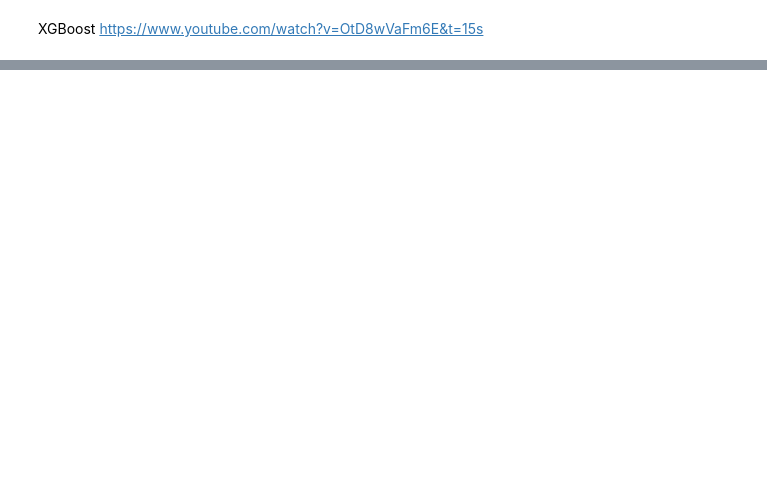
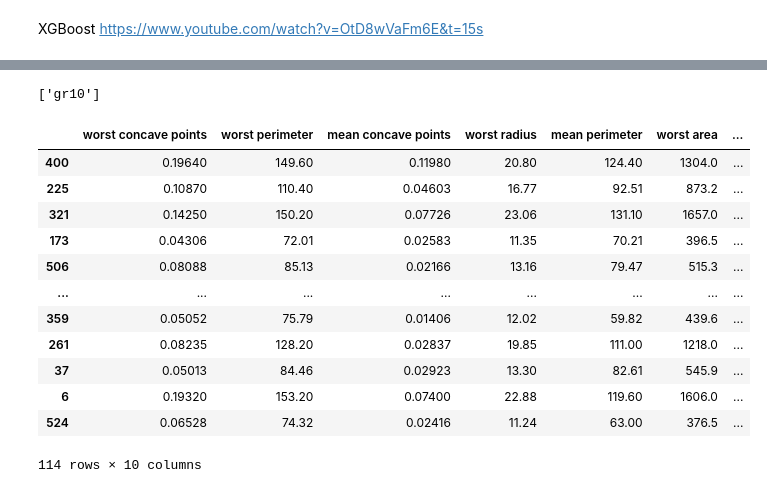
Before and after one commit to ridhoaryo/materi_flask, a Jupyter notebook: Materi_Boosting_And_PCA.ipynb, the cells around one changed output, grey strips where cells are left out. Saved outputs shown, nothing was run; the diff lists cells and outputs as text; code cells hidden in the pictures; blank space fills up the shorter version.

```diff
--- a/Materi_Boosting_And_PCA.ipynb
+++ b/Materi_Boosting_And_PCA.ipynb
@@ -847,0 +1003,23 @@ https://www.youtube.com/watch?v=OtD8wVaFm6E&t=15s
+# %%
+import joblib
+joblib.dump(scaler, "scalerbreast10")
+joblib.dump(pca10, "pcabreast10")
+joblib.dump(gr10, "gr10")
+# %% [output]
+['gr10']
+# %%
+X_test
+# %% [output]
+|  | worst concave points | worst perimeter | mean concave points | worst radius | mean perimeter | worst area | ... |
+| 400 | 0.19640 | 149.60 | 0.11980 | 20.80 | 124.40 | 1304.0 | ... |
+| 225 | 0.10870 | 110.40 | 0.04603 | 16.77 | 92.51 | 873.2 | ... |
+| 321 | 0.14250 | 150.20 | 0.07726 | 23.06 | 131.10 | 1657.0 | ... |
+| 173 | 0.04306 | 72.01 | 0.02583 | 11.35 | 70.21 | 396.5 | ... |
+| 506 | 0.08088 | 85.13 | 0.02166 | 13.16 | 79.47 | 515.3 | ... |
+| ... | ... | ... | ... | ... | ... | ... | ... |
+| 359 | 0.05052 | 75.79 | 0.01406 | 12.02 | 59.82 | 439.6 | ... |
+| 261 | 0.08235 | 128.20 | 0.02837 | 19.85 | 111.00 | 1218.0 | ... |
+| 37 | 0.05013 | 84.46 | 0.02923 | 13.30 | 82.61 | 545.9 | ... |
+| 6 | 0.19320 | 153.20 | 0.07400 | 22.88 | 119.60 | 1606.0 | ... |
+| 524 | 0.06528 | 74.32 | 0.02416 | 11.24 | 63.00 | 376.5 | ... |
+114 rows × 10 columns
```
Also changed, not shown: parts of 35 cells of this notebook.
